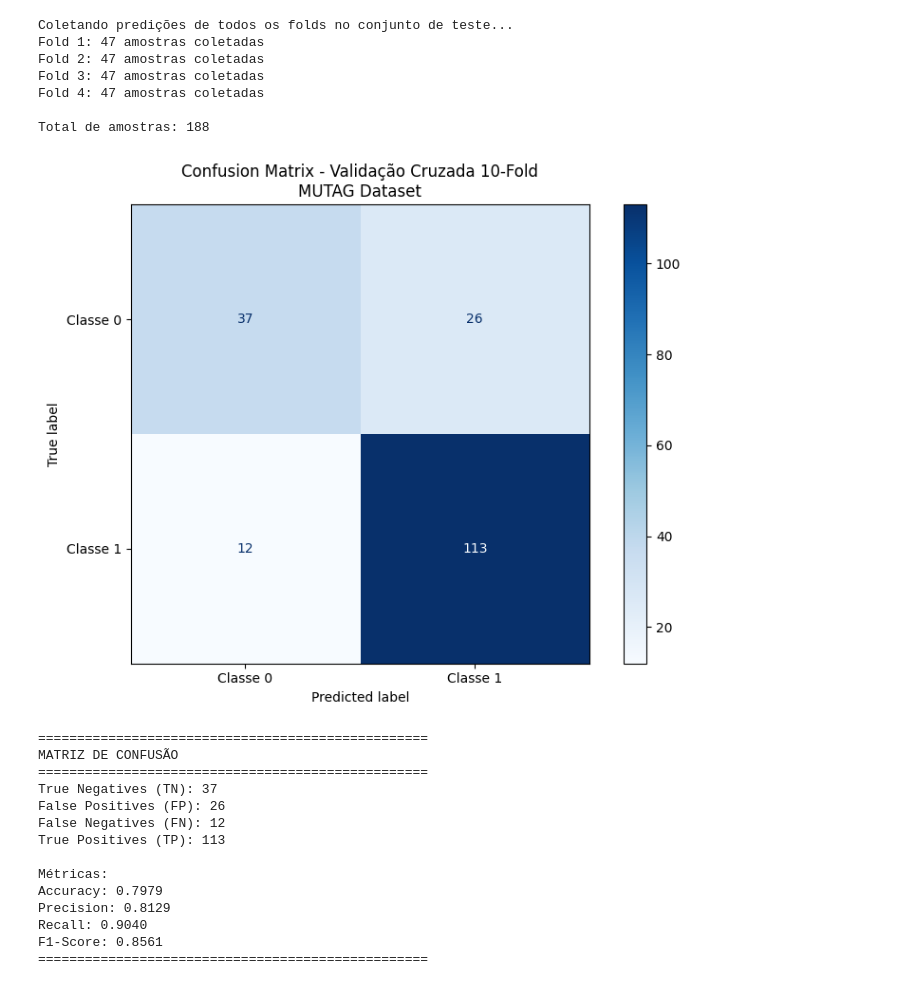
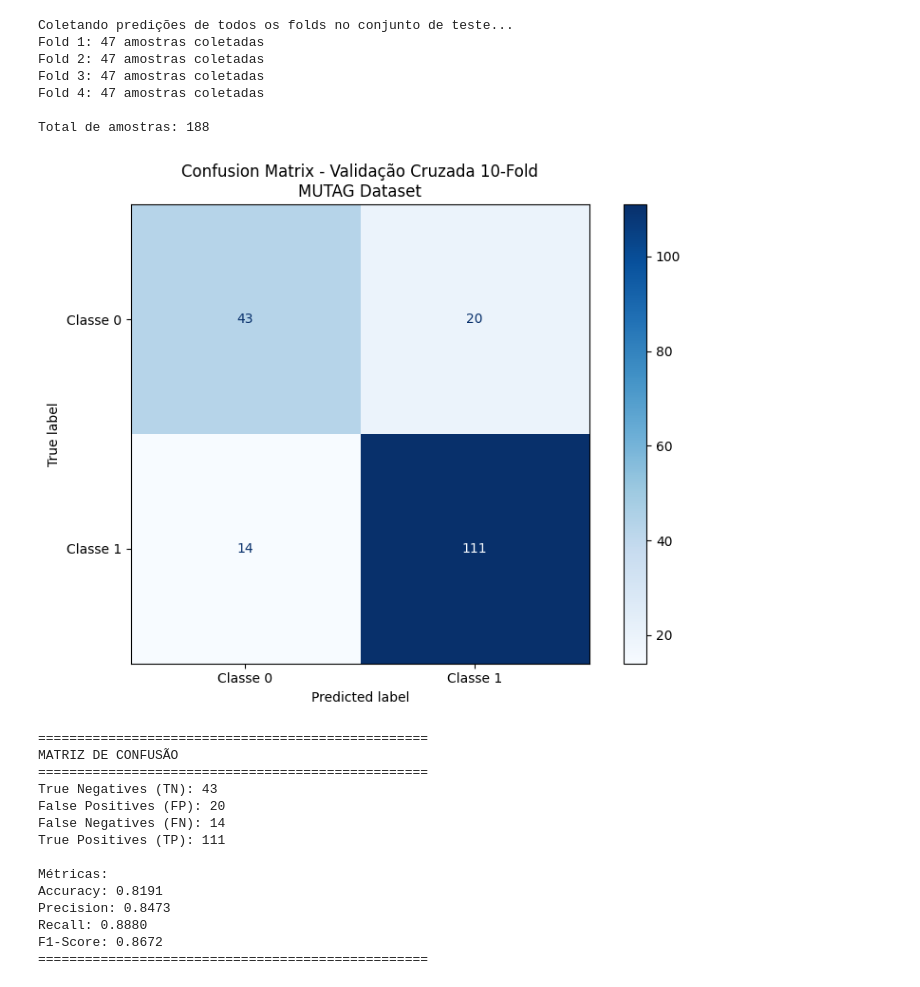
Before and after one commit to HenriqueBorges6/HodgeAndSheaf, a Jupyter notebook: MUTAG_HODGEGNN.ipynb, the cells around one changed output. Drawn from its saved outputs; the diff is of its cells as text; code cells hidden in the pictures.

Commit message:
Experimentos MUTAG com HodgeGNN

```diff
--- a/MUTAG_HODGEGNN.ipynb
+++ b/MUTAG_HODGEGNN.ipynb
@@ -279,22 +273,17 @@ class GraphClassificationTrainer:
         total = 0
 
         for batch in train_loader:
-            # Move o batch para o device apropriado (CPU ou GPU)
             batch = batch.to(self.device)
 
             self.optimizer.zero_grad()
 
-            # Forward pass
-            # Note que agora passamos batch.batch para indicar os limites dos grafos
-            out = self.model(batch.x, batch.edge_index, batch.batch)
+            # Forward pass - ADICIONAR edge_attr! ✅
+            out = self.model(batch.x, batch.edge_index, batch.batch,
+                           edge_attr=batch.edge_attr if hasattr(batch, 'edge_attr') else None)
 
-            # Calcula a perda
             loss = self.criterion(out, batch.y)
-
-            # Backward pass
             loss.backward()
 
-            # Gradient clipping se configurado
             if self.config.get('clip_grad'):
                 torch.nn.utils.clip_grad_norm_(
                     self.model.parameters(),
@@ -303,7 +292,6 @@ class GraphClassificationTrainer:
 
             self.optimizer.step()
 
-            # Acumula estatísticas
             total_loss += loss.item() * batch.num_graphs
             pred = out.argmax(dim=1)
             correct += (pred == batch.y).sum().item()
@@ -325,7 +313,11 @@ class GraphClassificationTrainer:
 
         for batch in loader:
             batch = batch.to(self.device)
-            out = self.model(batch.x, batch.edge_index, batch.batch)
+
+            # ADICIONAR edge_attr! ✅
+            out = self.model(batch.x, batch.edge_index, batch.batch,
+                           edge_attr=batch.edge_attr if hasattr(batch, 'edge_attr') else None)
+
             pred = out.argmax(dim=1)
             correct += (pred == batch.y).sum().item()
             total += batch.num_graphs
@@ -538,6 +530,8 @@ print(f'Usando device: {device}')
 
 # Criar modelo
 model = HodgeGNN(
+    num_edge_features= 4,
+    use_edge_attr=True,
     num_classes=dataset.num_classes,
     hidden_dims=[32, 32, 32, 32],
     mlp_hidden_dims= [128],  # 3 camadas
@@ -567,7 +561,7 @@ config = {
 trainer = GraphClassificationTrainer(model, fold_loaders, config, device=device)
 results = trainer.train_all_folds()
 
-print("\n🎉 Resultados HodgeGNN:")
+print("\n Resultados HodgeGNN:")
 print(f"Validação: {results['mean_val_acc']:.4f} ± {results['std_val_acc']:.4f}")
 print(f"Teste: {results['mean_test_acc']:.4f} ± {results['std_test_acc']:.4f}")
 # %% [output]
@@ -603,7 +597,8 @@ def get_predictions_for_fold(model, loader, device):
     with torch.no_grad():
         for batch in loader:
             batch = batch.to(device)
-            out = model(batch.x, batch.edge_index, batch.batch)
+            out = model(batch.x, batch.edge_index, batch.batch,
+                        edge_attr = batch.edge_attr if hasattr(batch, "edge_attr") else None)
             pred = out.argmax(dim=1)
             all_preds.extend(pred.cpu().numpy())
             all_labels.extend(batch.y.cpu().numpy())
@@ -638,7 +633,8 @@ for fold_idx in range(len(fold_loaders)):
         for batch in train_loader:
             batch = batch.to(device)
             trainer.optimizer.zero_grad()
-            out = trainer.model(batch.x, batch.edge_index, batch.batch)
+            out = trainer.model( batch.x, batch.edge_index, batch.batch,
+                                edge_attr = batch.edge_attr if hasattr(batch, "edge_attr") else None)
             loss = trainer.criterion(out, batch.y)
             loss.backward()
             if config.get('clip_grad'):
@@ -685,45 +681,45 @@ plt.title('Confusion Matrix - Validação Cruzada 10-Fold\nMUTAG Dataset')
 plt.tight_layout()
 plt.show()
 
 # Imprimir estatísticas
 print("\n" + "="*50)
 print("MATRIZ DE CONFUSÃO")
 print("="*50)
 print(f"True Negatives (TN): {cm[0,0]}")
 print(f"False Positives (FP): {cm[0,1]}")
 print(f"False Negatives (FN): {cm[1,0]}")
 print(f"True Positives (TP): {cm[1,1]}")
 print("\nMétricas:")
 accuracy = (cm[0,0] + cm[1,1]) / cm.sum()
 precision = cm[1,1] / (cm[1,1] + cm[0,1]) if (cm[1,1] + cm[0,1]) > 0 else 0
 recall = cm[1,1] / (cm[1,1] + cm[1,0]) if (cm[1,1] + cm[1,0]) > 0 else 0
 f1 = 2 * (precision * recall) / (precision + recall) if (precision + recall) > 0 else 0
 
 print(f"Accuracy: {accuracy:.4f}")
 print(f"Precision: {precision:.4f}")
 print(f"Recall: {recall:.4f}")
 print(f"F1-Score: {f1:.4f}")
 print("="*50)
 # %% [output]
 Coletando predições de todos os folds no conjunto de teste...
 Fold 1: 47 amostras coletadas
 Fold 2: 47 amostras coletadas
 Fold 3: 47 amostras coletadas
 Fold 4: 47 amostras coletadas
 
 Total de amostras: 188
-[figure, old version]
+[figure, new version]
 ==================================================
 MATRIZ DE CONFUSÃO
 ==================================================
-True Negatives (TN): 37
-False Positives (FP): 26
-False Negatives (FN): 12
-True Positives (TP): 113
+True Negatives (TN): 43
+False Positives (FP): 20
+False Negatives (FN): 14
+True Positives (TP): 111
 
 Métricas:
-Accuracy: 0.7979
-Precision: 0.8129
-Recall: 0.9040
-F1-Score: 0.8561
+Accuracy: 0.8191
+Precision: 0.8473
+Recall: 0.8880
+F1-Score: 0.8672
 ==================================================
```
Also changed, not shown: parts of 4 cells of this notebook, 1 other file.
